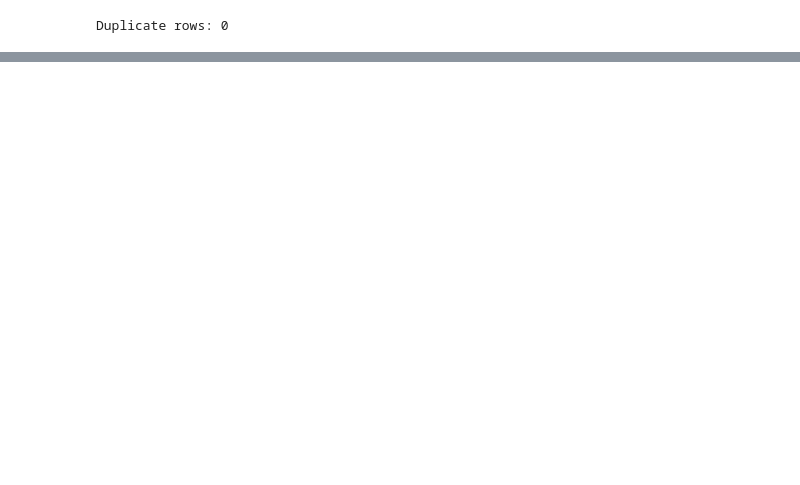
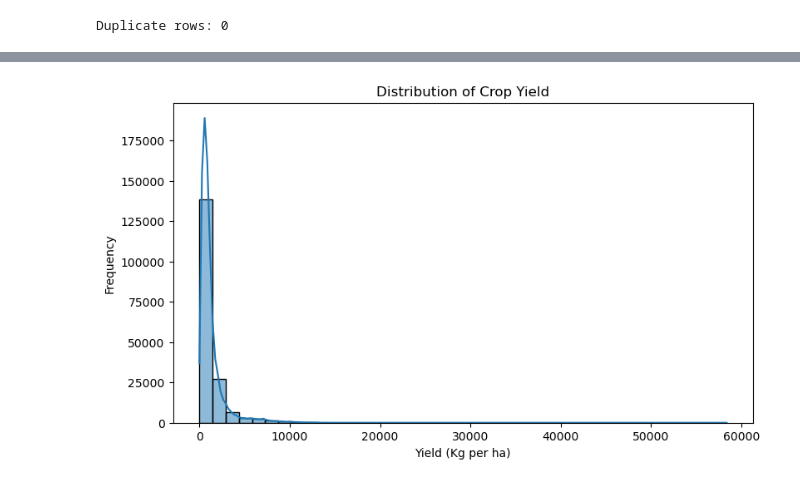
Before and after one commit to springboardmentor12233a-tech/-AI-Powered-Crop-Yield-Prediction-and-Agricultural-Productivity-Intelligence-Platform, a Jupyter notebook: notebook/combined_eda.ipynb, the cells around one changed output, grey strips where cells are left out. Cells and saved outputs as stored; diff of their text form; code cells hidden in the pictures; blank space fills up the shorter version.

```diff
--- a/notebook/combined_eda.ipynb
+++ b/notebook/combined_eda.ipynb
@@ -473,0 +344,15 @@ plt.show()
+# %%
+id_cols = [
+    "Year",
+    "State Name",
+    "Dist Name"
+]
+
+yield_long = df.melt(
+    id_vars=id_cols,
+    value_vars=yield_cols,
+    var_name="Crop",
+    value_name="Yield"
+)
+
+yield_long.head()
@@ -473,0 +366,8 @@ plt.show()
+# %%
+yield_long["Crop"] = (
+    yield_long["Crop"]
+    .str.replace(" YIELD (Kg per ha)", "", regex=False)
+    .str.strip()
+)
+
+yield_long.head()
@@ -473,0 +385,4 @@ plt.show()
+# %%
+positive_yield = yield_long[
+    yield_long["Yield"] > 0
+]
@@ -473,0 +409,15 @@ plt.show()
+# %%
+plt.figure(figsize=(9, 5))
+
+sns.histplot(
+    positive_yield["Yield"],
+    bins=40,
+    kde=True
+)
+
+plt.title("Distribution of Crop Yield")
+plt.xlabel("Yield (Kg per ha)")
+plt.ylabel("Frequency")
+plt.show()
+# %% [output]
+[figure, added]
```
Also changed, not shown: parts of 70 cells of this notebook, 1 other file.
